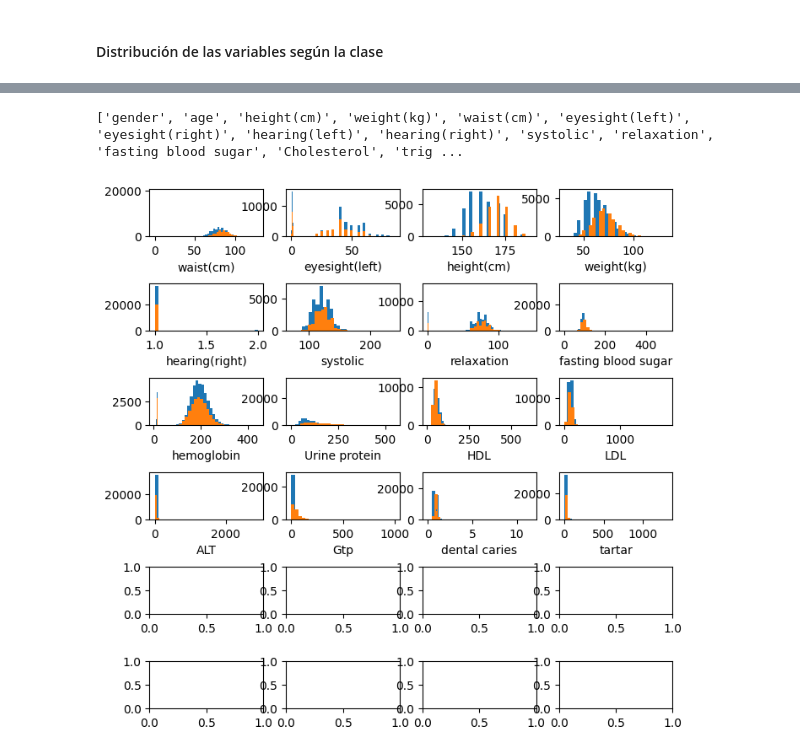
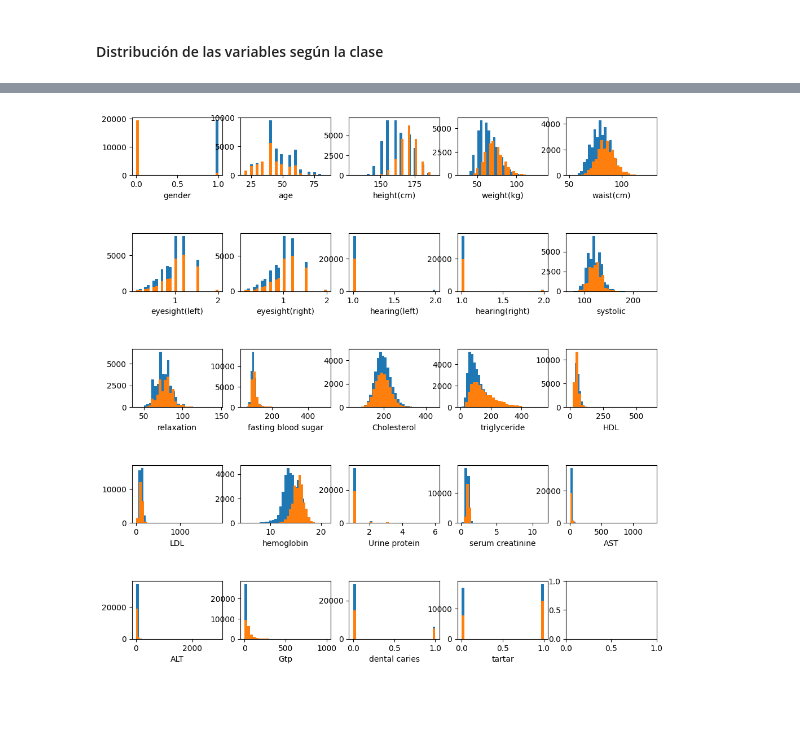
Before and after one commit to nribot/smoking, a Jupyter notebook: Smoking_EDA.ipynb, the cells around one changed output, grey strips where cells are left out. Saved outputs shown, nothing was run; the diff lists cells and outputs as text; code cells hidden in the pictures; blank space fills up the shorter version.

```diff
--- a/Smoking_EDA.ipynb
+++ b/Smoking_EDA.ipynb
@@ -207,8 +207,8 @@ En el caso de la variable `Gtp`, hay otras observaciones cercanas al 999, en est
 # %% [markdown]
 Como tenemos muchas observaciones y hay muy pocos valores faltantes, eliminamos las filas con valores faltantes.
 # %%
-#data = data.drop(data[data['eyesight(left)']==9.9].index)
-#data = data.drop(data[data['eyesight(right)']==9.9].index)
+data = data.drop(data[data['eyesight(left)']==9.9].index)
+data = data.drop(data[data['eyesight(right)']==9.9].index)
 data = data.drop(data[data['triglyceride']==999].index)
 data.shape
 # %% [output]
@@ -256,19 +236,17 @@ memory usage: 11.0 MB
 # %%
 cols = list(data.columns)
 cols.pop()
-print(cols)
-fig, ax = plt.subplots(ncols=4, nrows=6,
-                       figsize=(8, 8))
+
+fig, ax = plt.subplots(ncols=5, nrows=5, figsize=(12,12))
+
 plt.subplots_adjust(hspace=1)
 for i in range(len(cols)):
-    r=i//6
-    c=i%4
-    data[data.smoking==0][cols[i]].hist(ax=ax[r,c], label='smoking=0', color="C0", bins=30)
-    data[data.smoking==1][cols[i]].hist(ax=ax[r,c], label='smoking=1', color="C1", bins=30)
+    r=i//5
+    c=i%5
+    data.groupby("smoking")[cols[i]].hist(ax=ax[r,c], bins=30)
     ax[r,c].set_xlabel(cols[i])
     ax[r,c].grid()
 
 plt.show()
 # %% [output]
-['gender', 'age', 'height(cm)', 'weight(kg)', 'waist(cm)', 'eyesight(left)', 'eyesight(right)', 'hearing(left)', 'hearing(right)', 'systolic', 'relaxation', 'fasting blood sugar', 'Cholesterol', 'trig ...
-[figure, old version]
+[figure, new version]
```
Also changed, not shown: parts of 30 cells of this notebook.
